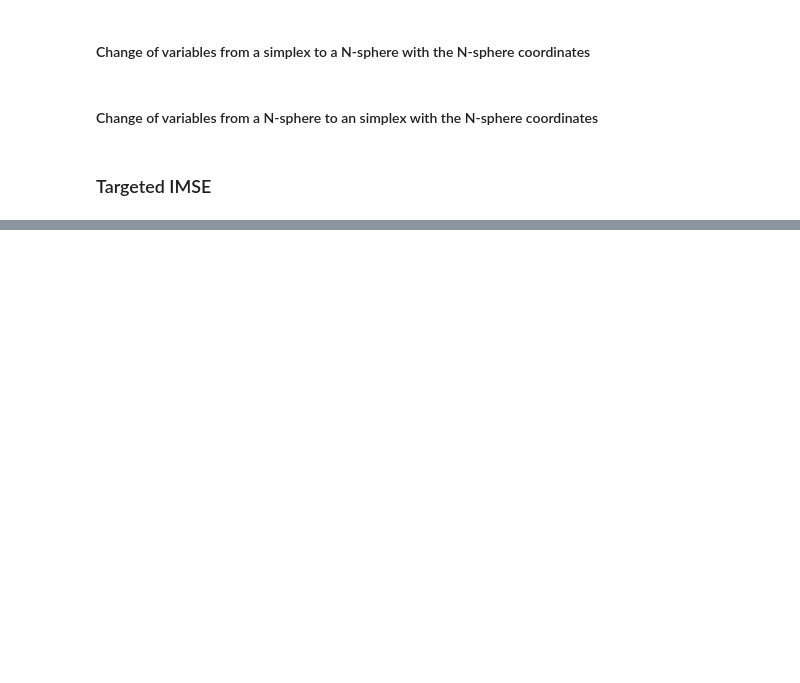
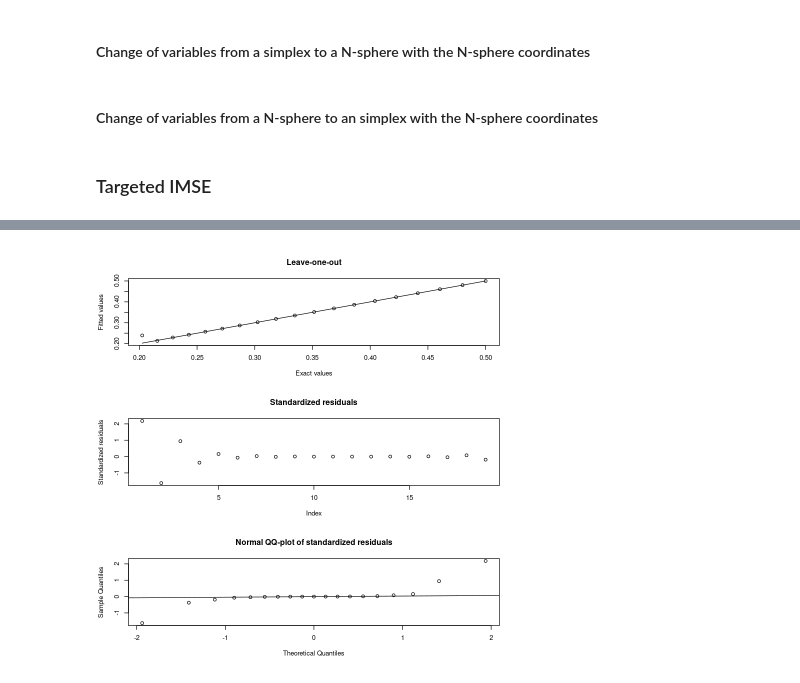
Before and after one commit to supetite/Projet-IPPON, a Jupyter notebook: T-IMSE Polar coordinates.ipynb, the cells around one changed output, grey strips where cells are left out. Drawn from its saved outputs; the diff is of its cells as text; code cells hidden in the pictures; blank space fills up the shorter version.

```diff
--- a/T-IMSE Polar coordinates.ipynb
+++ b/T-IMSE Polar coordinates.ipynb
@@ -219,0 +122,3 @@ dim(data_Lasso_reduced)
+# %%
+phi=max_infill_criterion(lower=lowerbound, upper = upperbound, method="tmse", model=mod, T=log(400))$par
+phi
@@ -219,0 +155,4 @@ dim(data_Lasso_reduced)
+# %%
+fjouet.test<-function(x1, x2){
+    return((x1-0.5)**2+(x2-0.5)**2)
+}
@@ -219,0 +197,27 @@ dim(data_Lasso_reduced)
+# %%
+d = 2
+N = 10*d
+
+x <- seq(0,1,length.out=100)
+y <- 1-x
+
+
+donne <- cbind(x,y)
+resp<- fjouet.test(donne[,1], donne[,2])
+mat.donne<-as.data.frame(cbind(resp, donne))
+
+mat.donne
+
+
+
+data.change.var <- t(test_change_in_phi_from_x(mat.donne[1:N,-1]))
+
+data.change.var=as.data.frame(cbind(mat.donne[1:N,1],data.change.var))
+
+data.change.var
+as.data.frame(data.change.var[,-1])
+data.change.var[,1]
+mod = km(formula = ~1, design = as.data.frame(data.change.var[,-1]), response = as.data.frame(data.change.var[,1]))
+
+lowerbound = as.vector(rep(0, 1))
+upperbound = as.vector(rep(pi/2, 1))
@@ -219,0 +304,4 @@ dim(data_Lasso_reduced)
+# %%
+plot(mod)
+# %% [output]
+[figure, added]
```
Also changed, not shown: parts of 32 cells of this notebook.
